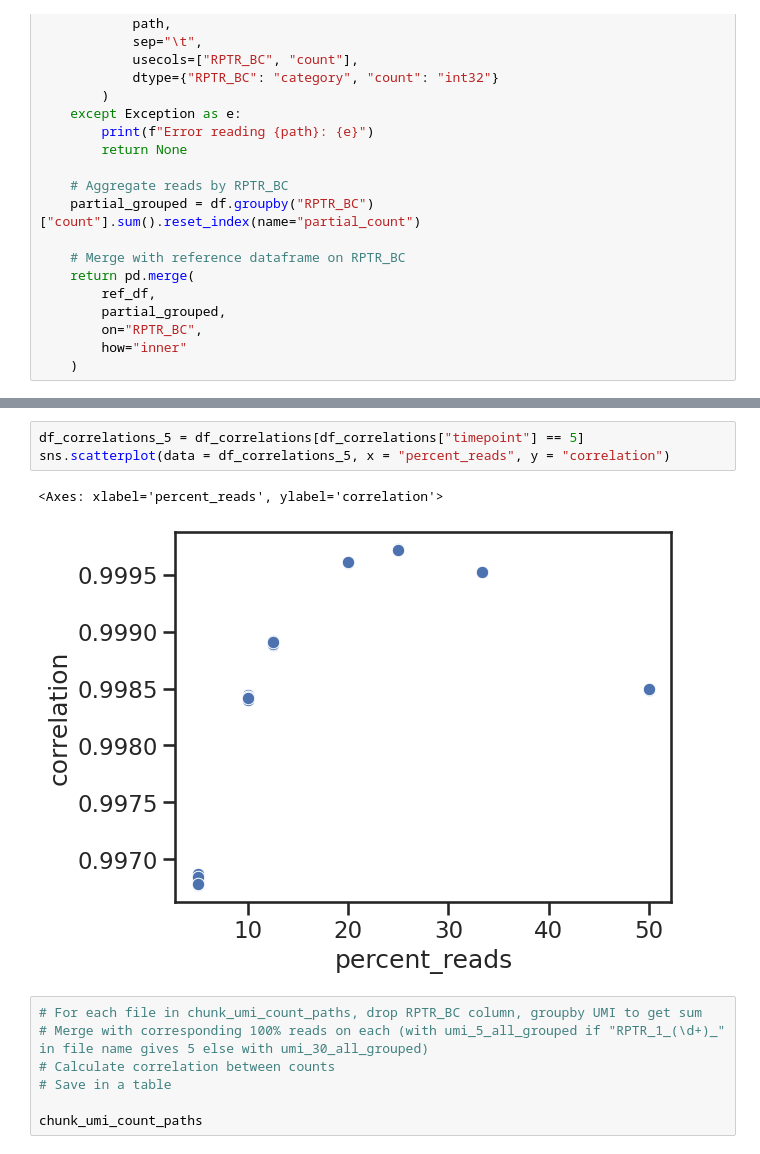
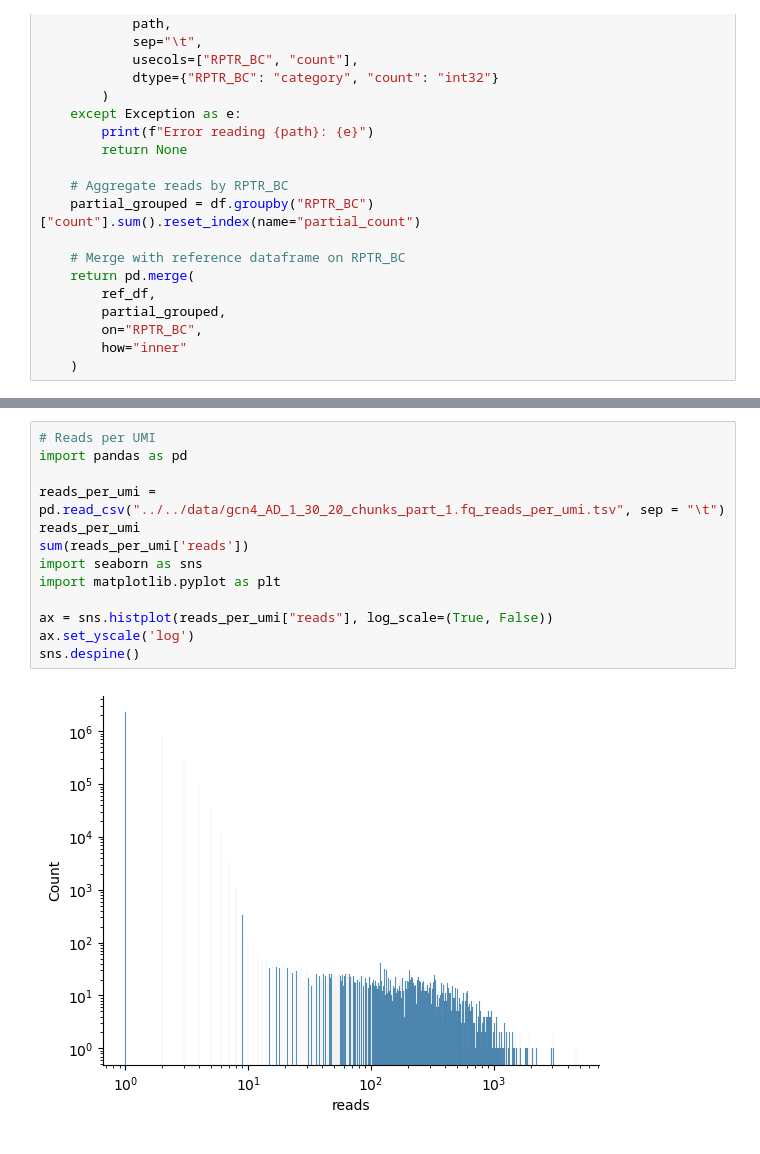
Before and after one commit to sanjanakotha/TREBL-analysis, a Jupyter notebook: notebooks/GCN4/AD UMI Downsampling.ipynb, the cells around one changed output, grey strips where cells are left out. Cells and saved outputs as stored; diff of their text form.

```diff
--- a/notebooks/GCN4/AD UMI Downsampling.ipynb
+++ b/notebooks/GCN4/AD UMI Downsampling.ipynb
@@ -759,13 +743,15 @@ sns.scatterplot(data = df_correlations_5, x = "percent_reads", y = "correlation"
-# %%
-df_correlations_5 = df_correlations[df_correlations["timepoint"] == 5]
-sns.scatterplot(data = df_correlations_5, x = "percent_reads", y = "correlation")
-# %% [output]
-<Axes: xlabel='percent_reads', ylabel='correlation'>
-[figure, removed]
-# %%
-# For each file in chunk_umi_count_paths, drop RPTR_BC column, groupby UMI to get sum
-# Merge with corresponding 100% reads on each (with umi_5_all_grouped if "RPTR_1_(\d+)_" in file name gives 5 else with umi_30_all_grouped)
-# Calculate correlation between counts
-# Save in a table
-
-chunk_umi_count_paths
+# %%
+# Reads per UMI
+import pandas as pd
+
+reads_per_umi = pd.read_csv("../../data/gcn4_AD_1_30_20_chunks_part_1.fq_reads_per_umi.tsv", sep = "\t")
+reads_per_umi
+sum(reads_per_umi['reads'])
+import seaborn as sns
+import matplotlib.pyplot as plt
+
+ax = sns.histplot(reads_per_umi["reads"], log_scale=(True, False))
+ax.set_yscale('log')
+sns.despine()
+# %% [output]
+[figure, added]
```
Also changed, not shown: parts of 4 cells of this notebook, 1 other file.
